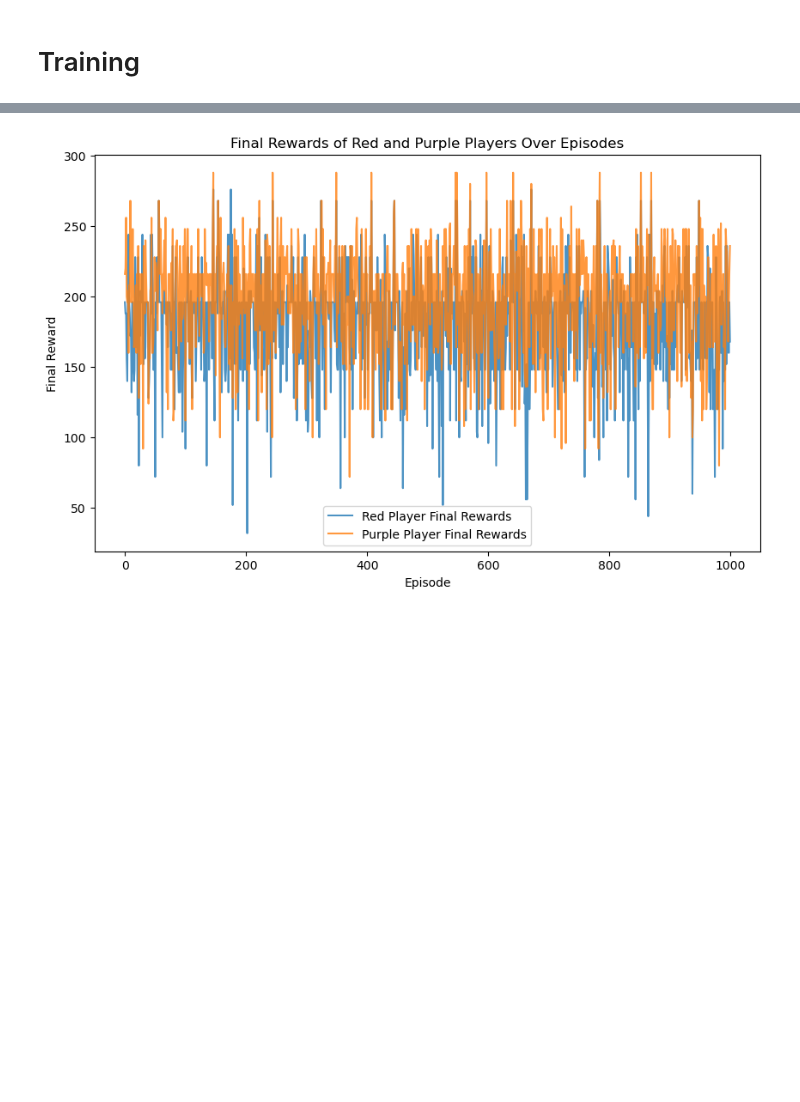
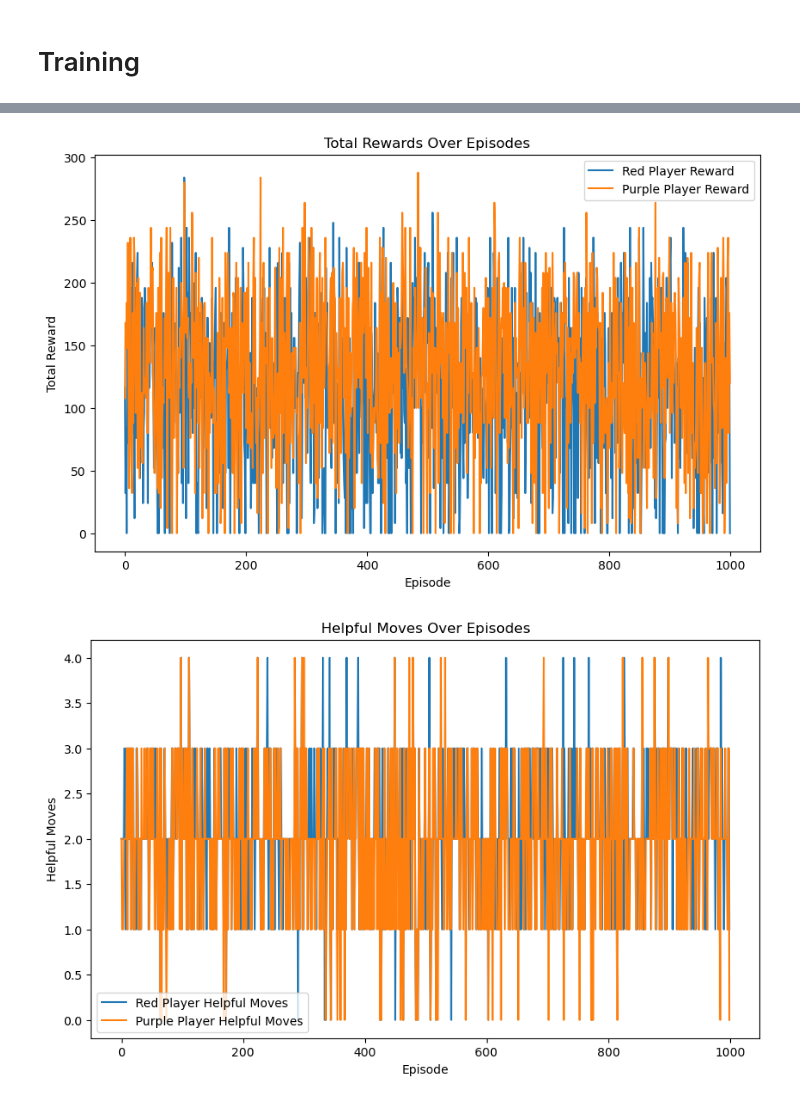
Before and after one commit to pamop/modeling-helping, a Jupyter notebook: modeling/Oliver RL.ipynb, the cells around one changed output, grey strips where cells are left out. Saved outputs shown, nothing was run; the diff lists cells and outputs as text; code cells hidden in the pictures; blank space fills up the shorter version.

```diff
--- a/modeling/Oliver RL.ipynb
+++ b/modeling/Oliver RL.ipynb
@@ -90,7 +190,7 @@ def train_q_learning_agent(env, num_episodes=1000, max_steps_per_episode=100):
 farm_instance = configure_game()  # Ensure this function initializes the Farm object correctly
 env = FarmEnv(farm_instance)
 
-agent1, agent2, final_rewards_red, final_rewards_purple = train_q_learning_agent(env, num_episodes=1000)
+agent1, agent2, final_rewards_red, final_rewards_purple, helpful_moves_red, helpful_moves_purple = train_q_learning_agent(env, num_episodes=1000)
 # %% [output]
 Starting Episode 1/1000
 
@@ -112,15 +212,25 @@ Red Player Act
 # %%
-# Plot the final rewards
 plt.figure(figsize=(10, 6))
-plt.plot(final_rewards_red, label="Red Player Final Rewards", alpha=0.8)
-plt.plot(final_rewards_purple, label="Purple Player Final Rewards", alpha=0.8)
+plt.plot(final_rewards_red, label="Red Player Reward")
+plt.plot(final_rewards_purple, label="Purple Player Reward")
 plt.xlabel("Episode")
-plt.ylabel("Final Reward")
-plt.title("Final Rewards of Red and Purple Players Over Episodes")
+plt.ylabel("Total Reward")
+plt.title("Total Rewards Over Episodes")
 plt.legend()
 plt.show()
+
+# Example: Plot helpful moves
+plt.figure(figsize=(10, 6))
+plt.plot(helpful_moves_red, label="Red Player Helpful Moves")
+plt.plot(helpful_moves_purple, label="Purple Player Helpful Moves")
+plt.xlabel("Episode")
+plt.ylabel("Helpful Moves")
+plt.title("Helpful Moves Over Episodes")
+plt.legend()
+plt.show()
 # %% [output]
-[figure, old version]
+[figure, new version]
+[figure, added]
 # %%
 # class QLearningAgent:
 #     def __init__(self, actions, learning_rate=0.1, discount_factor=0.99, epsilon=0.1):
```
Also changed, not shown: parts of 4 cells of this notebook.
